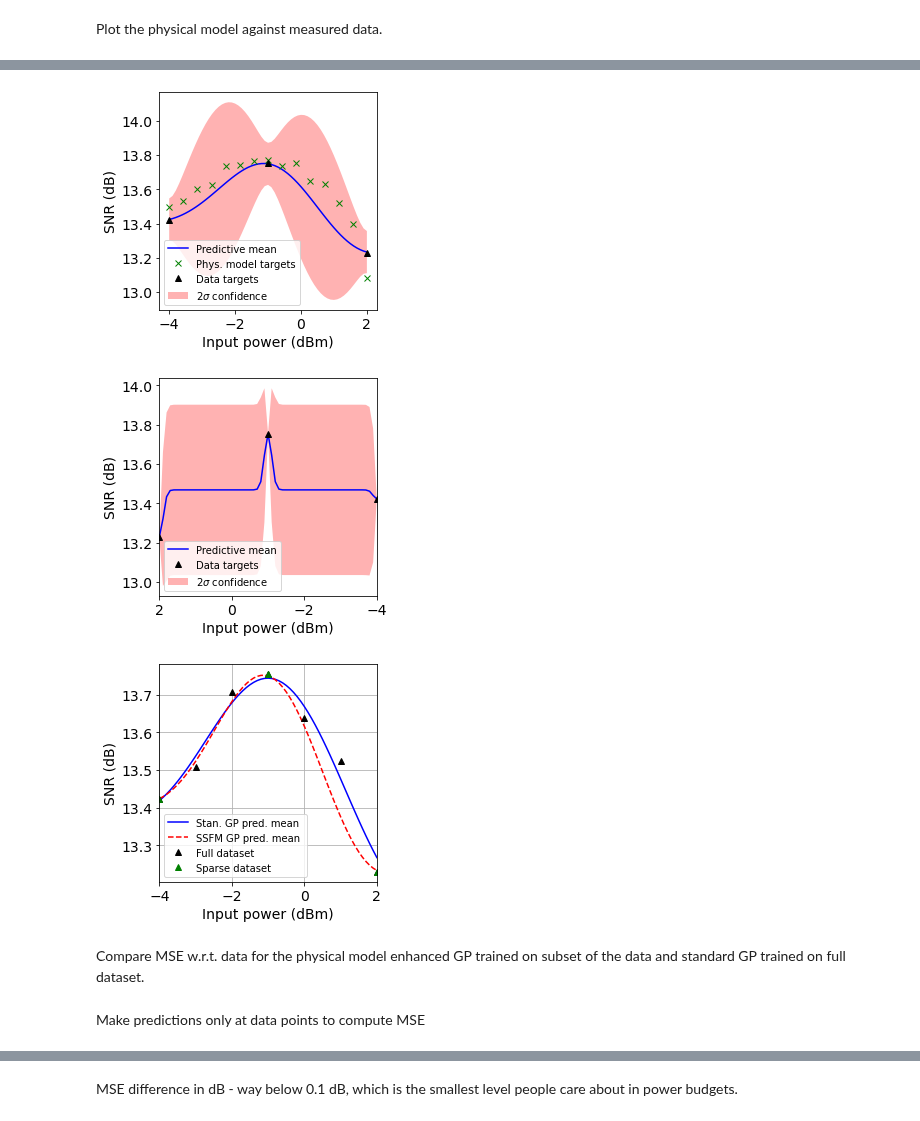
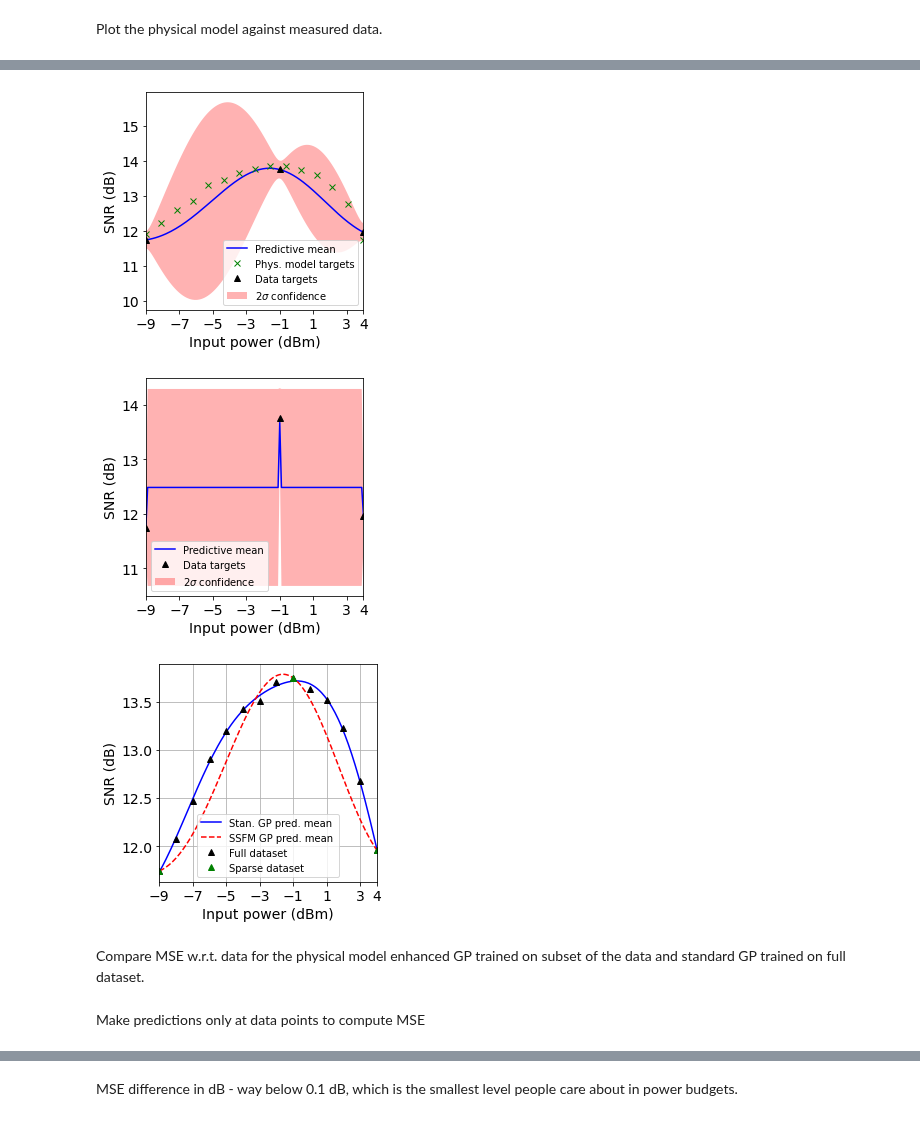
Before and after one commit to joshnevin/physics_enhanced_GPs, a Jupyter notebook: SSFM_enhanced_GPs_comp_d_pvar.ipynb, the cells around one changed output, grey strips where cells are left out. Drawn from its saved outputs; the diff is of its cells as text; code cells hidden in the pictures.

Commit message:
selected launch power range to within 2 dB SNR penalty

```diff
--- a/SSFM_enhanced_GPs_comp_d_pvar.ipynb
+++ b/SSFM_enhanced_GPs_comp_d_pvar.ipynb
@@ -27,8 +27,10 @@ snr_comp = snr[:16] # to compare with SSFM
 pch_comp = pch[:16]
 # snr = snr[1:14]  # -8 to 4 dBm
 # pch = pch[1:14]
-snr = snr[3:10] # -6 to 0 dBm  # 3 dBm around peak
-pch = pch[3:10]
+# snr = snr[3:10] # -6 to 0 dBm  # 3 dBm around peak
+# pch = pch[3:10]
+snr = snr[1:15] # -9 to 4 dBm  # 2 dB SNR penalty around the peak
+pch = pch[1:15]
 # %%
 down_sample_factor = 1
 snr = np.array([snr[i] for i in range(len(snr)) if i % down_sample_factor == 0])
@@ -47,7 +53,25 @@ len(pch)
 # inds = [0, 7, 14, -1]  # for -15 to 5 dBm
 # snr_sub = np.array([snr[inds[0]], snr[inds[1]], snr[inds[2]], snr[inds[3]]])
 # pch_sub = np.array([pch[inds[0]], pch[inds[1]], pch[inds[2]], pch[inds[3]]])
-inds = [0, 3, -1]  # -6 to 0 dBm, three measurements
+# inds = [0, 3, -1]  # -6 to 0 dBm, three measurements
+# snr_sub = np.array([snr[inds[0]], snr[inds[1]], snr[inds[2]]])
+# pch_sub = np.array([pch[inds[0]], pch[inds[1]], pch[inds[2]]])
+# inds = [0, 2, 4, -1]  # -6 to 0 dBm, four measurements
+# snr_sub = np.array([snr[inds[0]], snr[inds[1]], snr[inds[2]], snr[inds[3]]])
+# pch_sub = np.array([pch[inds[0]], pch[inds[1]], pch[inds[2]], pch[inds[3]]])
+# inds = [0, 2, 3, 4, -1]  # -6 to 0 dBm, five measurements
+# snr_sub = np.array([snr[inds[0]], snr[inds[1]], snr[inds[2]], snr[inds[3]], snr[inds[4]]])
+# pch_sub = np.array([pch[inds[0]], pch[inds[1]], pch[inds[2]], pch[inds[3]], pch[inds[4]]])
+#   # -6 to 0 dBm, seven measurements
+# snr_sub = np.copy(snr)
+# pch_sub = np.copy(pch)
+# inds = [0, 3, 6, 9, -1]  # for -9 to 4 dBm, five meas.
+# snr_sub = np.array([snr[inds[0]], snr[inds[1]], snr[inds[2]], snr[inds[3]], snr[inds[4]]])
+# pch_sub = np.array([pch[inds[0]], pch[inds[1]], pch[inds[2]], pch[inds[3]], pch[inds[4]]])
+# inds = [0, 4, 8, -1]  # for -9 to 4 dBm, four meas.
+# snr_sub = np.array([snr[inds[0]], snr[inds[1]], snr[inds[2]], snr[inds[3]]])
+# pch_sub = np.array([pch[inds[0]], pch[inds[1]], pch[inds[2]], pch[inds[3]]])
+inds = [0, 5, -1]  # for -9 to 4 dBm, three meas.
 snr_sub = np.array([snr[inds[0]], snr[inds[1]], snr[inds[2]]])
 pch_sub = np.array([pch[inds[0]], pch[inds[1]], pch[inds[2]]])
 plt.plot(pch, snr, 'b.', label='Full Data')
@@ -263,47 +312,49 @@ ax.fill(np.concatenate([pch_pred, pch_pred[::-1]]),
             np.concatenate([mu_sk_p2_phys,
                             (mu_sk_n2_phys)[::-1]]),
             alpha=0.3, fc='r', ec='None', label='2$\sigma$ confidence')
-#plt.xlim([pch[-1], pch[0]])
+plt.xlim([pch[-1], pch[0]])
 #plt.xlim([-8, 4])
 #plt.ylim([11.5, 14.2])
 #plt.xticks([-8, -6, -4, -2, 0, 2, 4])
+plt.xticks([-9, -7, -5, -3, -1, 1, 3, 4])
 #plt.xticks([-10, -7.5, -5, -2.5, 0, 2.5, 5 ])
 #plt.xticks([-6, -4, -2, 0, 2, 4])
 plt.xlabel("Input power (dBm)")
 plt.ylabel("SNR (dB)")
 #plt.title("Physics-enhanced GP")
-plt.legend(prop={'size':10})
+plt.legend(prop={'size':10}, loc=4)
 ax.set_aspect(1.0/ax.get_data_ratio(), adjustable='box')
 f.patch.set_facecolor('w')
 #plt.grid()
 #plt.savefig('figures/david_comp_gn_enhanced_gp_ppert.pdf', dpi=200,bbox_inches='tight')
 #plt.savefig('figures/final_phys_gp_comp.pdf', dpi=200,bbox_inches='tight')
-#plt.savefig('figures/SSFM_phys_gp_comp.pdf', dpi=200,bbox_inches='tight')
+plt.savefig('figures/SSFM_phys_gp_comp.pdf', dpi=200,bbox_inches='tight')
 plt.show()
 # %% [output]
-[figure, old version]
+[figure, new version]
 # %%
 f, ax = plt.subplots()
 ax.plot(pch_pred, mu_sk, 'b-', label = 'Predictive mean')
 #ax.plot(pch_shifted, snr,'k+', label = 'All data')
 ax.plot(pch_sub, snr_sub,'k^', label = 'Data targets')
 ax.fill(np.concatenate([pch_pred, pch_pred[::-1]]),
             np.concatenate([mu_sk_p2,
                             (mu_sk_n2)[::-1]]),
             alpha=0.3, fc='r', ec='None', label='2$\sigma$ confidence')
-plt.xlim([pch_pred[-1], pch_pred[0]])
+plt.xlim([pch[-1], pch[0]])
 #plt.xticks([-8, -6, -4, -2, 0, 2, 4])
 #plt.xticks([-10, -7.5, -5, -2.5, 0, 2.5, 5 ])
+plt.xticks([-9, -7, -5, -3, -1, 1, 3, 4])
 #plt.ylim([11.3,14.5])
 plt.xlabel("Input power (dBm)")
 plt.ylabel("SNR (dB)")
 #plt.title("Normal GP")
 plt.legend(loc= 3,prop={'size':10})
 ax.set_aspect(1.0/ax.get_data_ratio(), adjustable='box')
 f.patch.set_facecolor('w')
 #plt.savefig('figures/david_comp_standard_gp_ppert.pdf', dpi=200,bbox_inches='tight')
-#plt.savefig('figures/final_stan_gp_comp.pdf', dpi=200,bbox_inches='tight')
+plt.savefig('figures/final_stan_gp_comp.pdf', dpi=200,bbox_inches='tight')
 plt.show()
 # %% [output]
-[figure, old version]
+[figure, new version]
 # %%
@@ -322,6 +373,7 @@ ax.plot(pch_sub, snr_sub,'g^', label = 'Sparse dataset')
 plt.xlim([pch[-1], pch[0]])
 #plt.xticks([-10, -7.5, -5, -2.5, 0, 2.5, 5 ])
 #plt.xticks([-8, -6, -4, -2, 0, 2, 4])
+plt.xticks([-9, -7, -5, -3, -1, 1, 3, 4])
 #plt.ylim([11.8,14])
 #plt.xticks([-2.5, -1, 0.5, 2, 3.5 ])
 #plt.xticks([-6, -4, -2, 0, 2, 4 ])
@@ -333,11 +385,9 @@ ax.set_aspect(1.0/ax.get_data_ratio(), adjustable='box')
 f.patch.set_facecolor('w')
 plt.grid()
 #plt.savefig('figures/david_comp_standard_gp_full_ppert.pdf', dpi=200,bbox_inches='tight')
-#plt.savefig('figures/final_comp_stan_gp_full.pdf', dpi=200,bbox_inches='tight')
+plt.savefig('figures/final_comp_stan_gp_full.pdf', dpi=200,bbox_inches='tight')
 plt.show()
 # %% [output]
-[figure, old version]
+[figure, new version]
 # %% [markdown]
 Compare MSE w.r.t. data for the physical model enhanced GP trained on subset of the data and standard GP trained on full dataset.
-# %% [markdown]
-Make predictions only at data points to compute MSE
@@ -347,0 +394,2 @@ gp_pred, gp_pred_std, _, _ = train_standard_gp(pch_sub, snr_sub, pch)
+# %% [markdown]
+Make predictions only at data points to compute MSE
```
Also changed, not shown: parts of 34 cells of this notebook, 1 other file.
